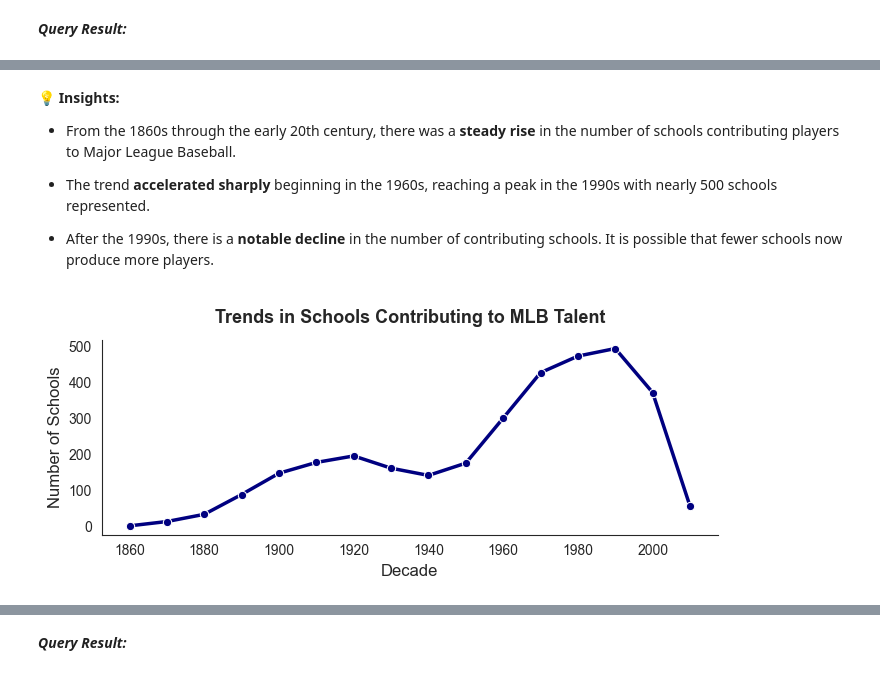
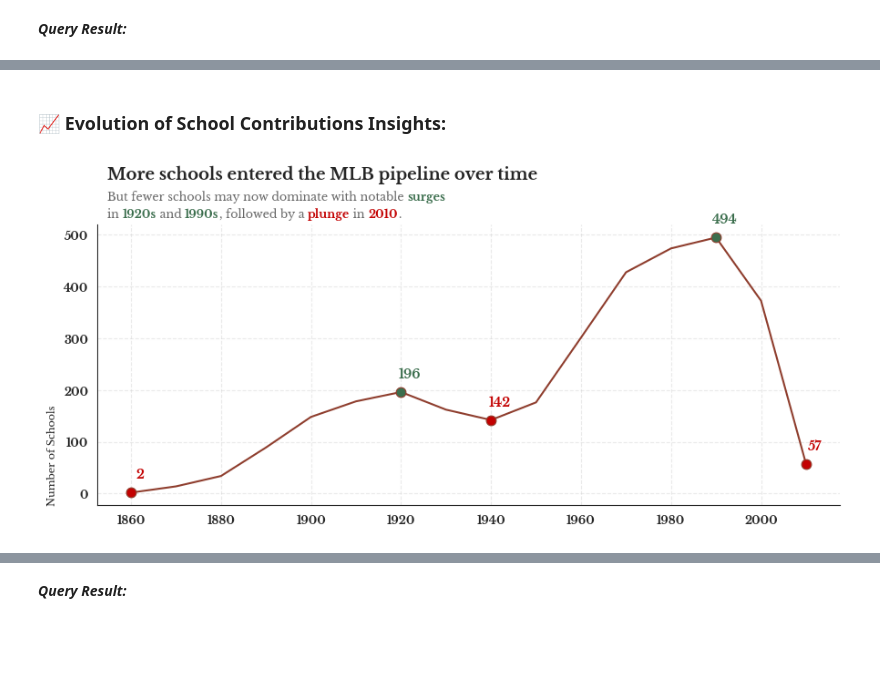
Before and after one commit to shree131/mlb-player-analytics, a Jupyter notebook: NoteBooks/MLB Players Analysis.ipynb, the cells around one changed output, grey strips where cells are left out. Saved outputs shown, nothing was run; the diff lists cells and outputs as text; code cells hidden in the pictures; blank space fills up the shorter version.

Commit message:
Refactored project and visualization

```diff
--- a/NoteBooks/MLB Players Analysis.ipynb
+++ b/NoteBooks/MLB Players Analysis.ipynb
@@ -99,3 +109,14 @@ def preview_table(df, table_name, n=2):
     display(Markdown(f"**Preview of `{table_name}`:**"))
     preview_df = pd.concat([df.head(n), ellipsis_row, df.tail(n)])
     display(preview_df)
+
+def load_table(table_name):
+    """Load a table from the database into a pandas DataFrame."""
+    query = f"SELECT * FROM {table_name};"
+    return pd.read_sql(query, con=engine)
+
+def load_sql_query(filename):
+    """Load a SQL query from a file and returns the results as a DataFrame."""
+    with open(f"../Queries/{filename}.sql") as f:
+        query = f.read()
+    return pd.read_sql(query, con=engine)
@@ -182,0 +193,4 @@ df_top_five_schools
+# %%
+# Run query and preview result
+df_top_five_schools = load_sql_query("3.1_top_player_producers")
+display(df_top_five_schools)
@@ -296,0 +325,5 @@ preview_table(df_school_decades, "df_school_decades")
+# %%
+# Run query and preview result
+df_schools_per_decade = load_sql_query("3.3_schools_per_decade")
+df_schools_per_decade.set_index("decade", inplace=True)
+preview_table(df_schools_per_decade, "df_schools_per_decade")
@@ -297,21 +338,51 @@ preview_table(df_school_decades, "df_school_decades")
 # %% [markdown]
-**💡 Insights:**
-
-- From the 1860s through the early 20th century, there was a **steady rise** in the number of schools contributing players to Major League Baseball.
-
-- The trend **accelerated sharply** beginning in the 1960s, reaching a peak in the 1990s with nearly 500 schools represented.
-
-- After the 1990s, there is a **notable decline** in the number of contributing schools. It is possible that fewer schools now produce more players.
+### 📈 Evolution of School Contributions Insights:
 # %%
-plt.figure(figsize=(7, 3))
-sns.lineplot(data=df_school_decades, x="decade", y="num_schools", marker='o', linewidth=2.5, color='navy')
+# Initialize layout and plot a line chart
+fig, ax = plt.subplots(figsize=(9, 4))
+ax.grid(True, linestyle="--", alpha=0.4)
+sns.lineplot(data=df_schools_per_decade, x="decade", y="num_schools", linewidth=1.5, color=palette_core["primary_dark"], alpha=1.0, ax=ax)
 
-# Axis and Title
-plt.title("Trends in Schools Contributing to MLB Talent", fontsize=13, weight='bold', pad=12)
-plt.xlabel("Decade", fontsize=12)
-plt.ylabel("Number of Schools", fontsize=12)
+# Title
+fig.text(0.09, 0.99, "More schools entered the MLB pipeline over time", fontsize=13, font=font_bold)
+
+# Subtitle
+subtitle = "But fewer schools may now dominate with notable <surges> \nin <1920s> and <1990s>, followed by a <plunge> in <2010>."
+
+fig_text(x=0.09, y=0.92,
+         s=subtitle, ha="left", va="center",
+         fontsize=9, fontproperties=font_regular, color="dimgray",
+         highlight_textprops=[
+             {"color": palette_core["highlight_green"], "fontproperties": font_bold},
+             {"color": palette_core["highlight_green"], "fontproperties": font_bold},
+             {"color": palette_core["highlight_green"], "fontproperties": font_bold},
+             {"color": palette_core["highlight_red"], "fontproperties": font_bold},
+             {"color": palette_core["highlight_red"], "fontproperties": font_bold}
+         ]
+        )
+
+# Labels
+plt.ylabel("Number of Schools", font=font_regular, fontsize=8, loc="bottom")
+plt.xlabel("")
+plt.yticks(font=font_bold, size=9)
+plt.xticks(font=font_bold, size=9)
+
+# Highlight key decades
+highlight_decades = [1860, 1920, 1940, 1990, 2010]
+highlight_df = df_schools_per_decade[df_schools_per_decade.index.isin(highlight_decades)]
+
+for decade, row in highlight_df.iterrows():
+    value = row["num_schools"]
+    marker_color = palette_core["highlight_green"] if decade in [1920, 1990] else palette_core["highlight_red"]
+
+    ax.text(x=decade + 2, y=value + 20, s=f"{value}",
+            ha="center", va="bottom", font=font_bold, fontsize=10, color=marker_color)
+
+    # Highlight the line markers
+    ax.scatter(decade, row["num_schools"],
+           color=marker_color, zorder=5, s=60, edgecolor=palette_core["primary_dark"], linewidth=0.8)
 
 plt.tight_layout()
 plt.show()
 # %% [output]
-[figure, old version]
+[figure, new version]
```
Also changed, not shown: parts of 131 cells of this notebook, 12 other files.
